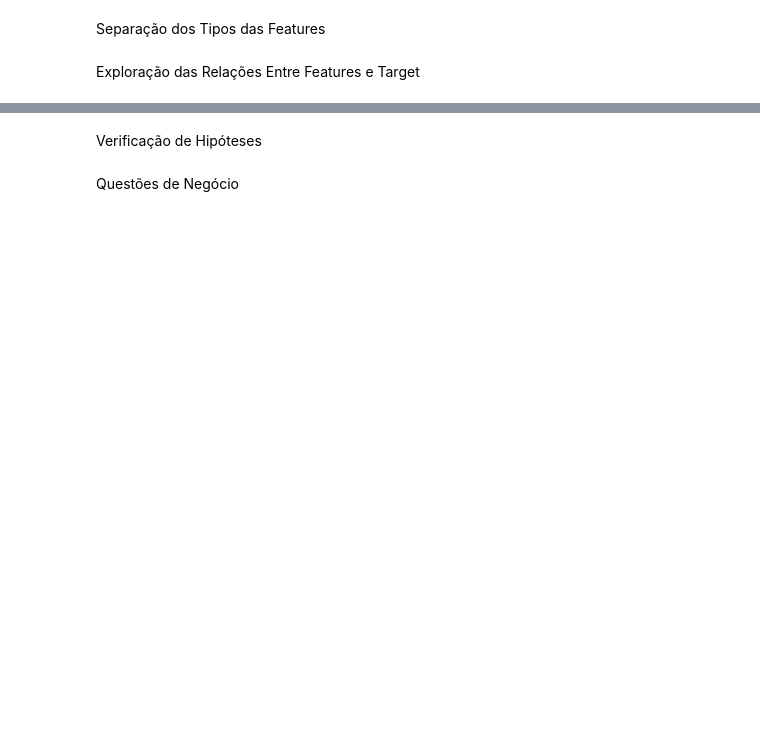
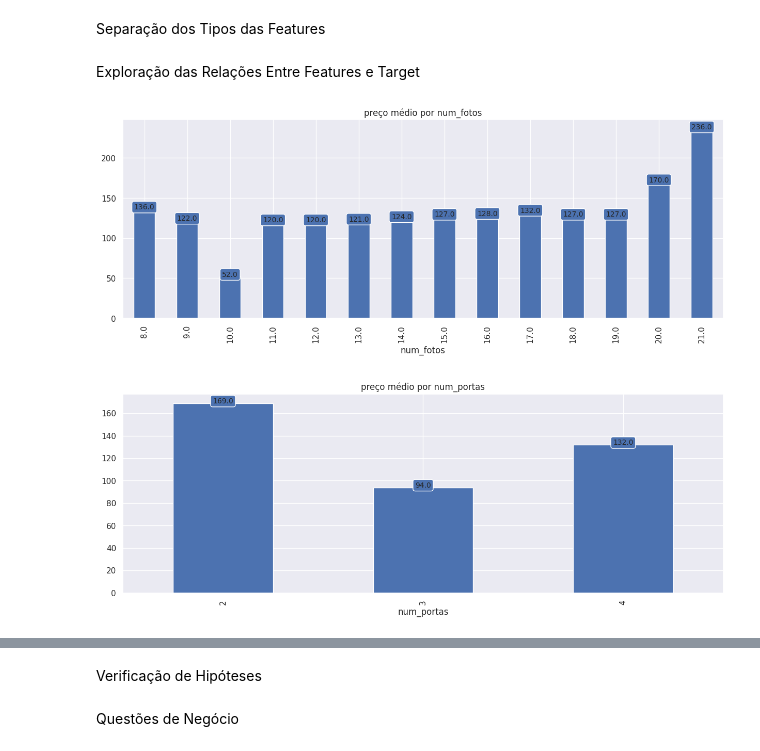
Before and after one commit to MdotSouza/IndiciumLH, a Jupyter notebook: EDA.ipynb, the cells around one changed output, grey strips where cells are left out. Saved outputs shown, nothing was run; the diff lists cells and outputs as text; code cells hidden in the pictures; blank space fills up the shorter version.

```diff
--- a/EDA.ipynb
+++ b/EDA.ipynb
@@ -134,3 +156,24 @@ COLUNAS_CAT = ["marca",
                "revisoes_dentro_agenda"]
 # %% [markdown]
 Exploração das Relações Entre Features e Target
+# %%
+#Feature Numéricas Discretas
+features = COLUNAS_NUM_CONT["discretas"]
+
+for feature in features:
+    plotData = dfTreino.groupby(feature)["preco"].mean() / 1000
+    ax = plotData.plot(kind= "bar",figsize= (15,5))
+
+    labels = plotData.values
+    for i, label in enumerate(labels):
+        label = round(label, 0)
+        plt.text(x= i, y= label, s= label,
+                 fontsize= 10,
+                 ha= "center",
+                 bbox= dict(boxstyle= "round"))
+
+    plt.title(f"preço médio por {feature}")
+    plt.show()
+# %% [output]
+[figure, added]
+[figure, added]
```
Also changed, not shown: parts of 16 cells of this notebook, 2 other files.
